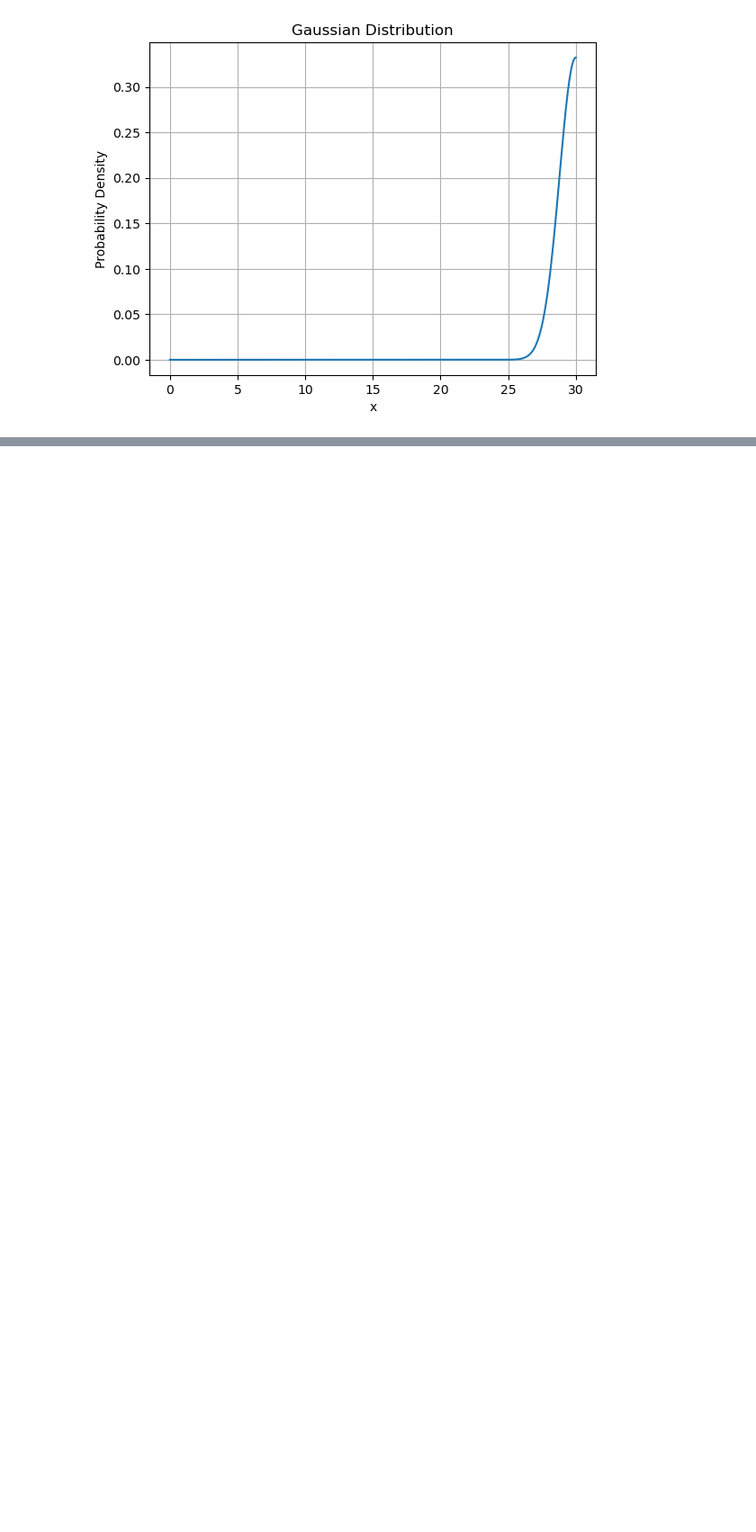
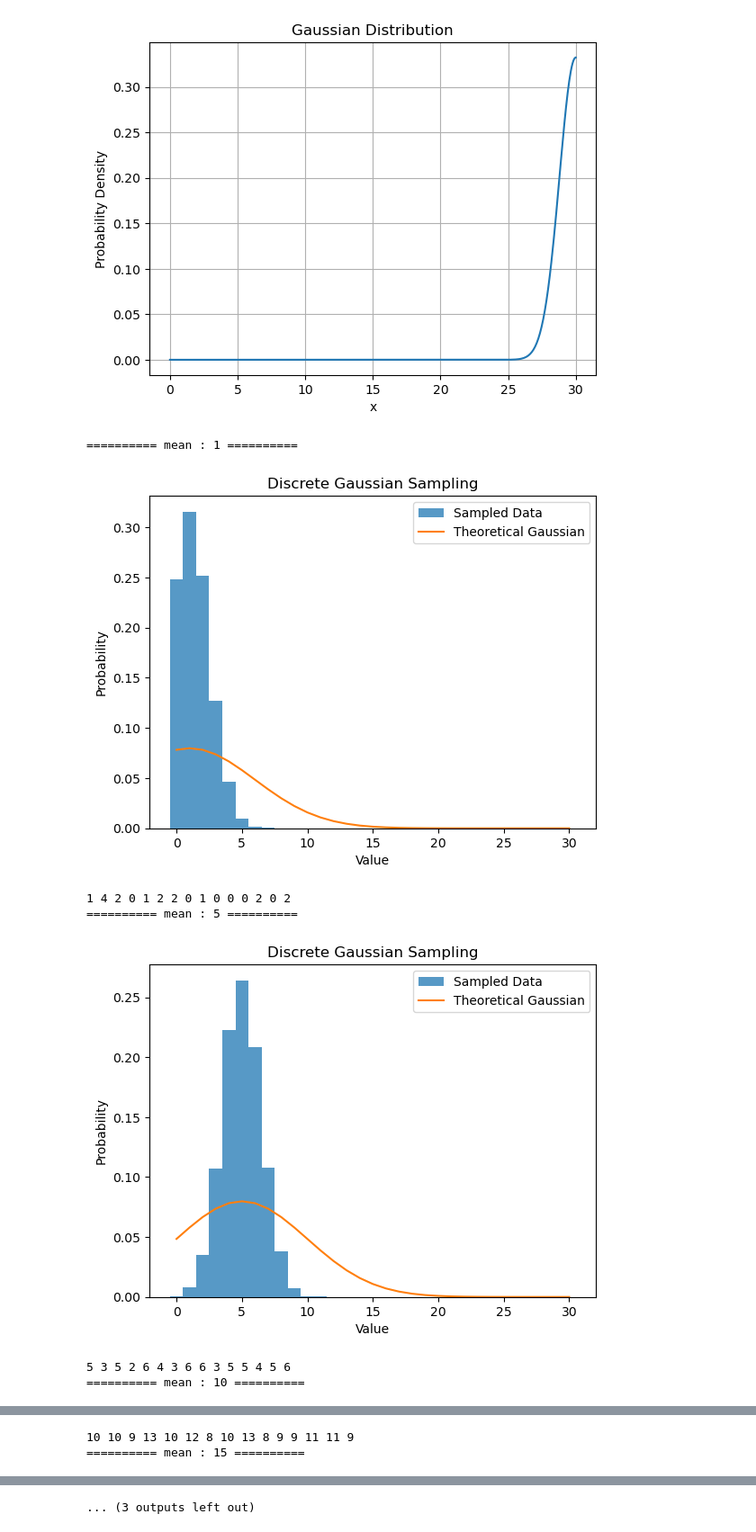
Before and after one commit to webb-c/FrameDrop-RL, a Jupyter notebook: probabiltity_distribution.ipynb, the cells around one changed output, grey strips where cells are left out. Shown: that part at 90% size. Saved outputs shown, nothing was run; the diff lists cells and outputs as text; code cells hidden in the pictures; blank space fills up the shorter version.

Commit message:
add : gaussian sampling & refactor : Name variable

```diff
--- a/probabiltity_distribution.ipynb
+++ b/probabiltity_distribution.ipynb
@@ -99,3 +99,51 @@ def main():
 main()
 # %% [output]
 [figure]
+# %%
+import numpy as np
+import matplotlib.pyplot as plt
+
+def gaussian(x, mu, sigma):
+    return (1.0 / np.sqrt(2 * np.pi * sigma**2)) * np.exp(-((x - mu)**2) / (2 * sigma**2))
+
+def sample_discrete_gaussian(mean_value, std_dev=1.5, lower_bound=0, upper_bound=30):
+    x = np.arange(lower_bound, upper_bound+1)
+    y = gaussian(x, mean_value, std_dev)
+    sampled_value = np.random.choice(x, p=y/np.sum(y))
+    return sampled_value
+
+def visuatlize_gaussian(mean, std):
+    num_samples = 10000
+    samples = [sample_discrete_gaussian(mean, std) for _ in range(num_samples)]
+
+    plt.hist(samples, bins=np.arange(0, 32) - 0.5, density=True, alpha=0.75, label='Sampled Data')
+
+    x = np.arange(0, 31)
+    y = gaussian(x, mean, std)
+    plt.plot(x, y, label='Theoretical Gaussian')
+
+    plt.xlabel('Value')
+    plt.ylabel('Probability')
+    plt.title('Discrete Gaussian Sampling')
+    plt.legend()
+    plt.show()
+
+def example_gaussian():
+    std = 1
+    meanList = [1, 5, 10, 15, 20, 25, 30]
+    for mean in meanList :
+        print("========== mean :", mean, "==========")
+        visuatlize_gaussian(mean, std)
+        for i in range(15) :
+            print(sample_discrete_gaussian(mean, std), end=" ")
+        print()
+
+example_gaussian()
+# %% [output]
+========== mean : 1 ==========
+[figure, added]
+1 4 2 0 1 2 2 0 1 0 0 0 2 0 2
+========== mean : 5 ==========
+[figure, added]
+5 3 5 2 6 4 3 6 6 3 5 5 4 5 6
+========== mean : 10 ==========
@@ -101,0 +151,2 @@ main()
+10 10 9 13 10 12 8 10 13 8 9 9 11 11 9
+========== mean : 15 ==========
@@ -101,0 +160 @@ main()
+... (3 outputs left out)
```
Also changed, not shown: parts of 1 cell of this notebook, 3 other files.
